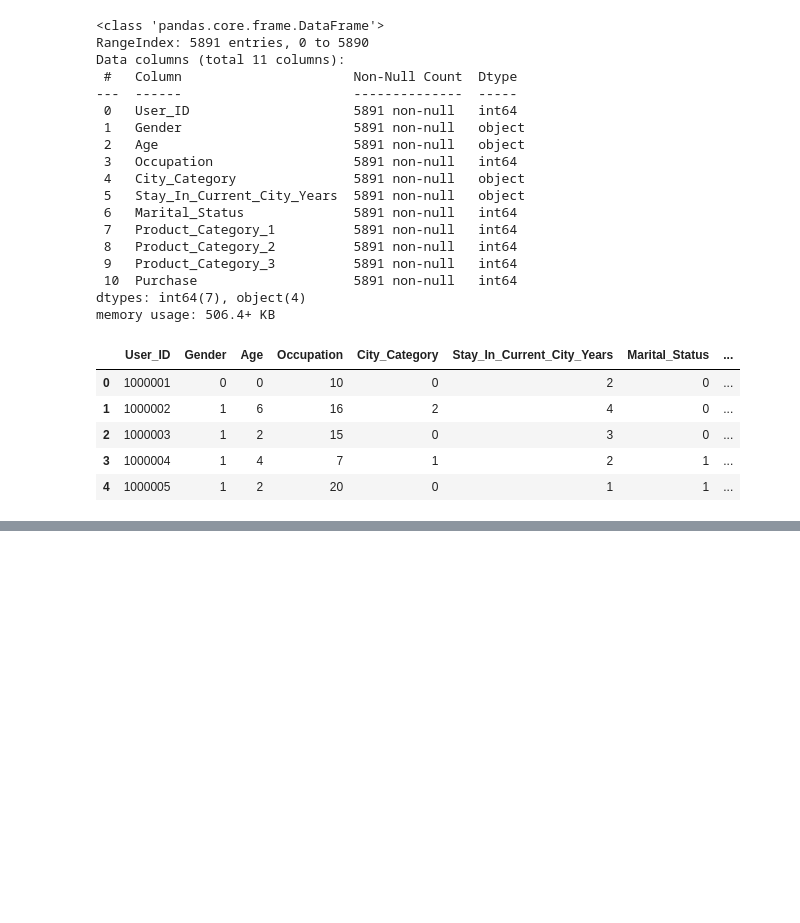
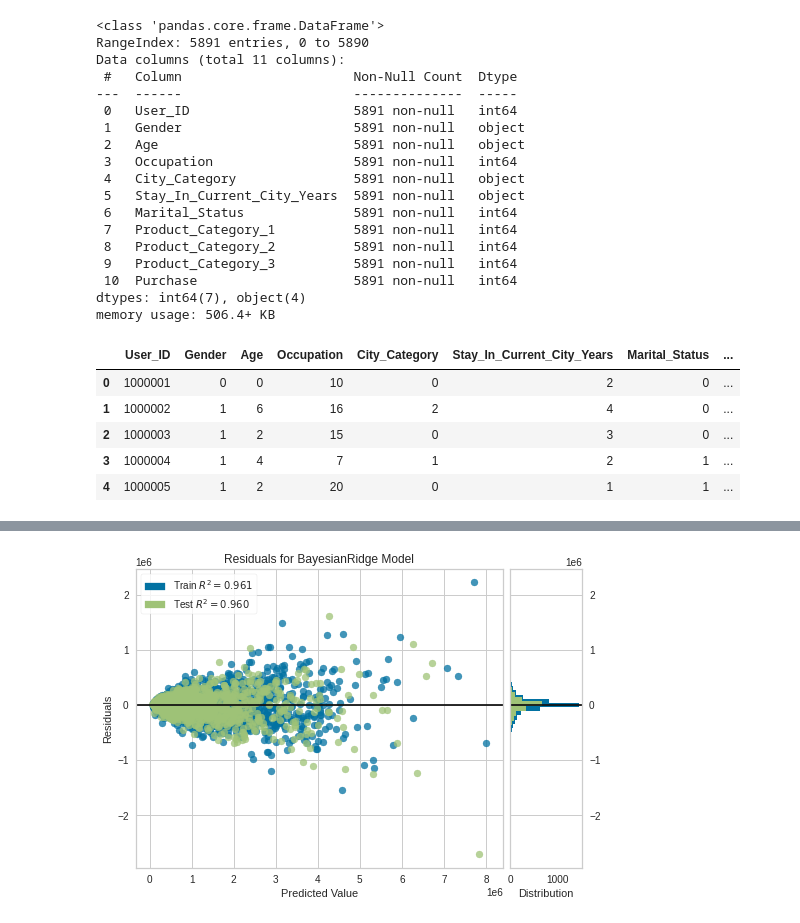
Before and after one commit to santhoshbvsrk/MLProjects, a Jupyter notebook: BlackFridaySales/BlackFridaySales_PyCaret.ipynb, the cells around one changed output, grey strips where cells are left out. Cells and saved outputs as stored; diff of their text form; code cells hidden in the pictures; blank space fills up the shorter version.

```diff
--- a/BlackFridaySales/BlackFridaySales_PyCaret.ipynb
+++ b/BlackFridaySales/BlackFridaySales_PyCaret.ipynb
@@ -154,3 +155,3 @@ model = create_model('rf')
 # %%
-tuned_rf = tune_model('rf')
+tuned_rf = tune_model(model)
 # %% [output]
@@ -157,0 +167,4 @@ TypeError: ignored
+# %%
+plot_model(tuned_rf)
+# %% [output]
+[figure, added]
```
Also changed, not shown: parts of 13 cells of this notebook.
